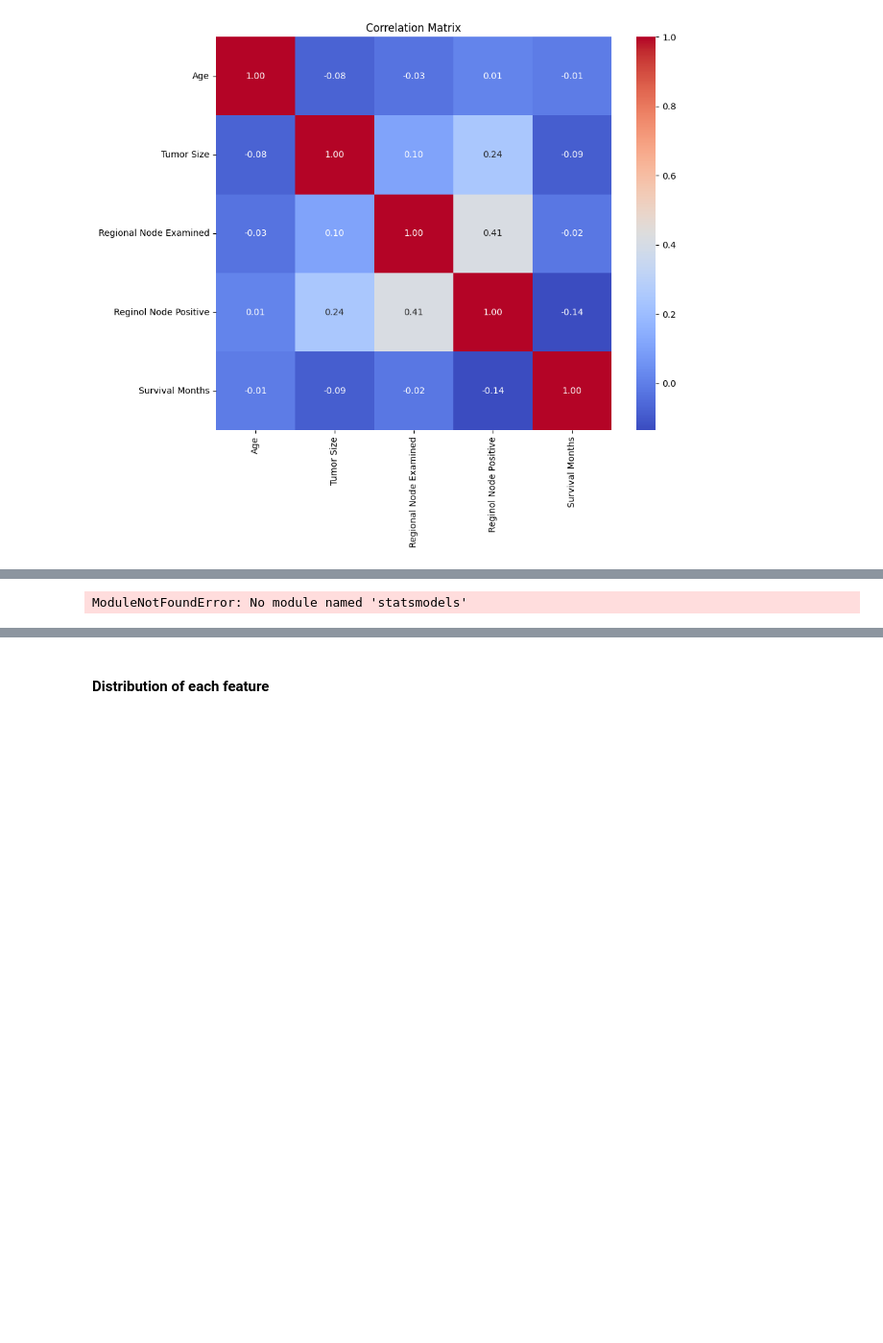
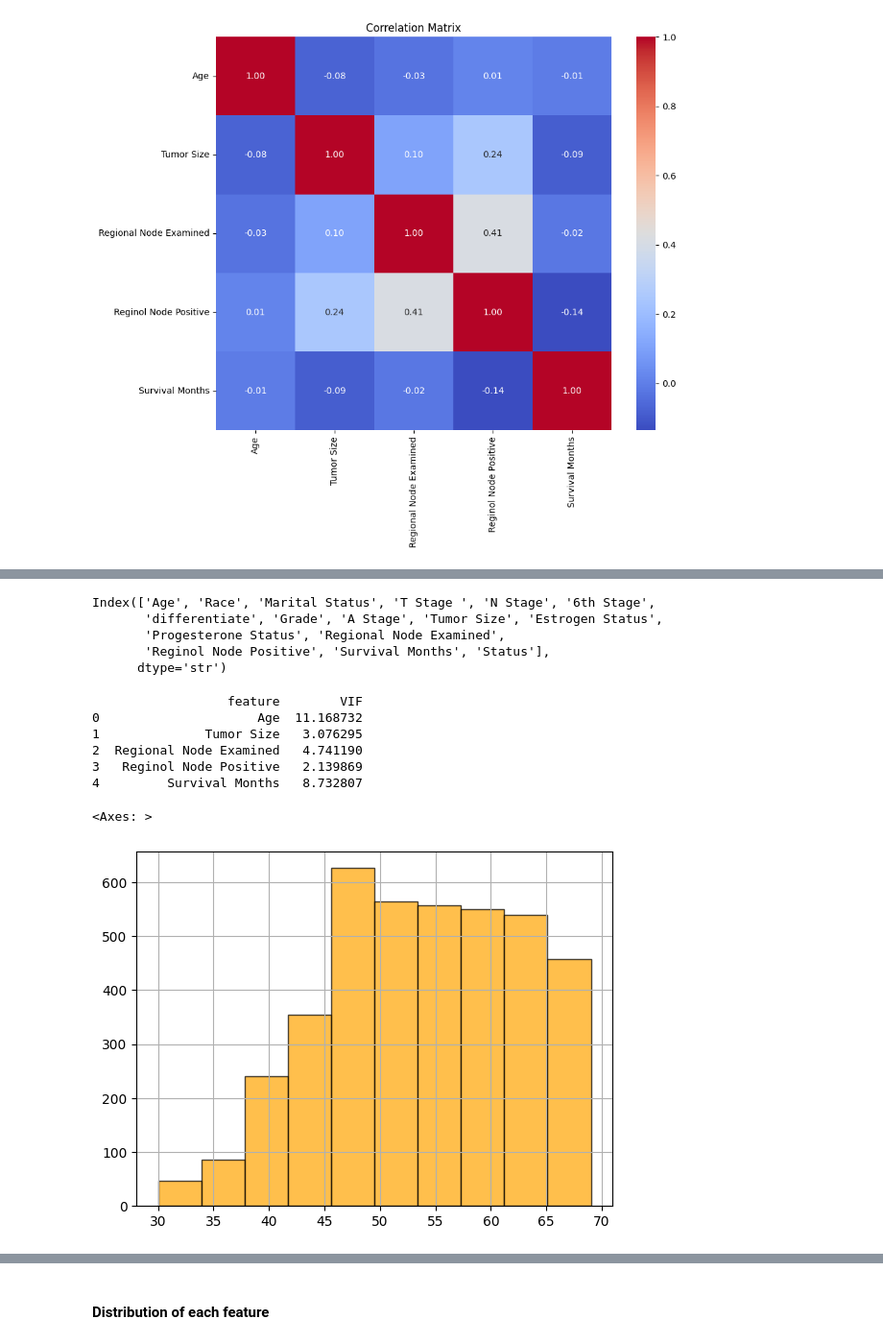
Before and after one commit to lyhengchhen/breast_cancer_detection, a Jupyter notebook: src/eda.ipynb, the cells around one changed output, grey strips where cells are left out. Shown at 96% size. Saved outputs shown, nothing was run; the diff lists cells and outputs as text; code cells hidden in the pictures; blank space fills up the shorter version.

```diff
--- a/src/eda.ipynb
+++ b/src/eda.ipynb
@@ -184,15 +212,35 @@ We use VIF to detect the Multicolinearity
+# %%
+print(df.columns)
+# %% [output]
+Index(['Age', 'Race', 'Marital Status', 'T Stage ', 'N Stage', '6th Stage',
+       'differentiate', 'Grade', 'A Stage', 'Tumor Size', 'Estrogen Status',
+       'Progesterone Status', 'Regional Node Examined',
+       'Reginol Node Positive', 'Survival Months', 'Status'],
+      dtype='str')
 # %%
 from statsmodels.stats.outliers_influence import variance_inflation_factor
 
-data['Gender'] = data['Gender'].map({'Male':0, 'Female':1})
-
-X = data[['Gender', 'Height', 'Weight']]
+X = df[['Age',
+        'Tumor Size',
+        'Regional Node Examined',
+        'Reginol Node Positive',
+        'Survival Months']]
 
 vif_data = pd.DataFrame()
-vif_data["feature"] = X.columns
+vif_data['feature'] = X.columns
 
-vif_data["VIF"] = [variance_inflation_factor(X.values, i)
+vif_data['VIF'] = [variance_inflation_factor(X.values, i)
                           for i in range(len(X.columns))]
 print(vif_data)
 # %% [output]
-ModuleNotFoundError: No module named 'statsmodels'
+                  feature        VIF
+0                     Age  11.168732
+1              Tumor Size   3.076295
+2  Regional Node Examined   4.741190
+3   Reginol Node Positive   2.139869
+4         Survival Months   8.732807
+# %%
+df['Age'].hist(bins=10, edgecolor='black', color='orange', alpha=0.7)
+# %% [output]
+<Axes: >
+[figure, added]
```
Also changed, not shown: parts of 17 cells of this notebook, 1 other file.
